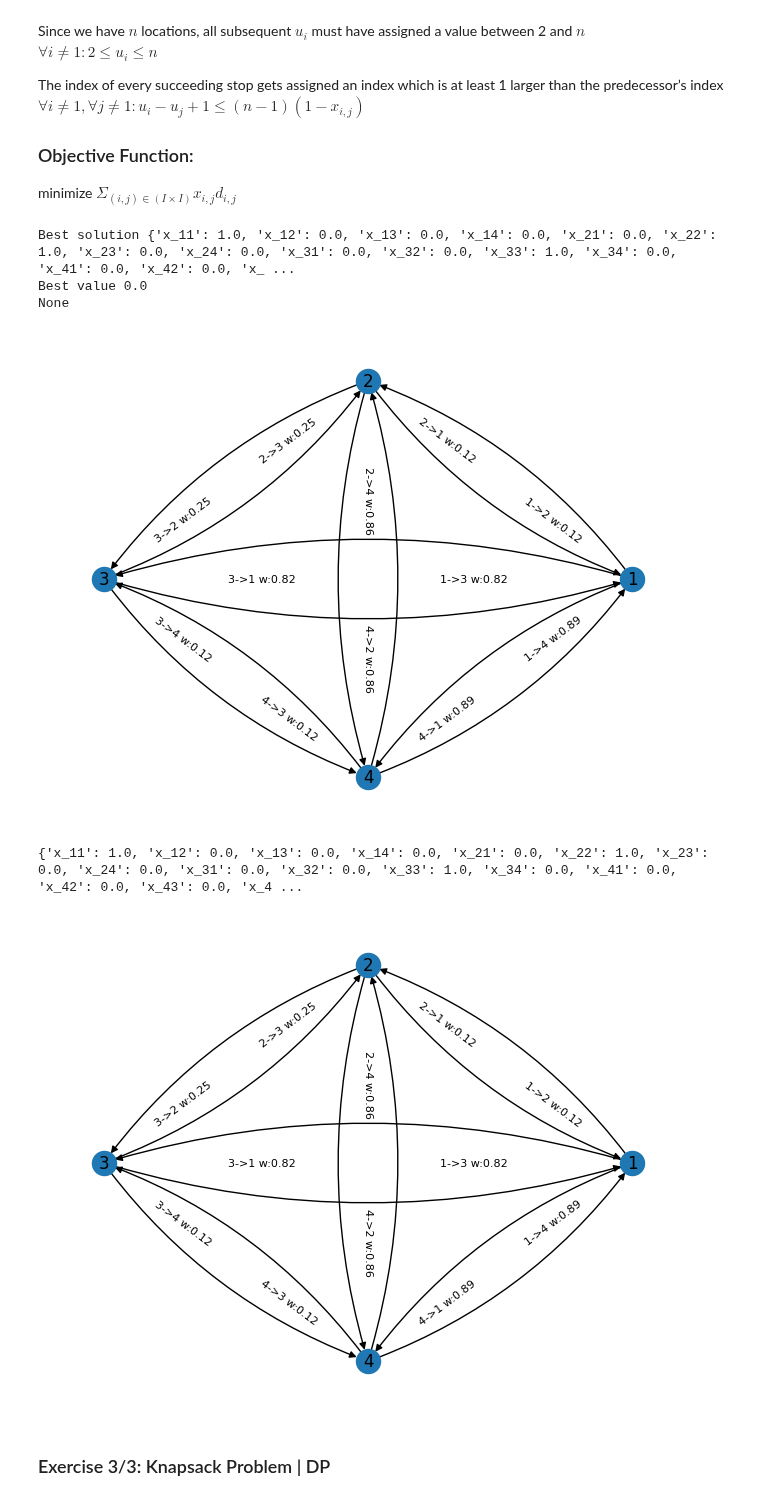
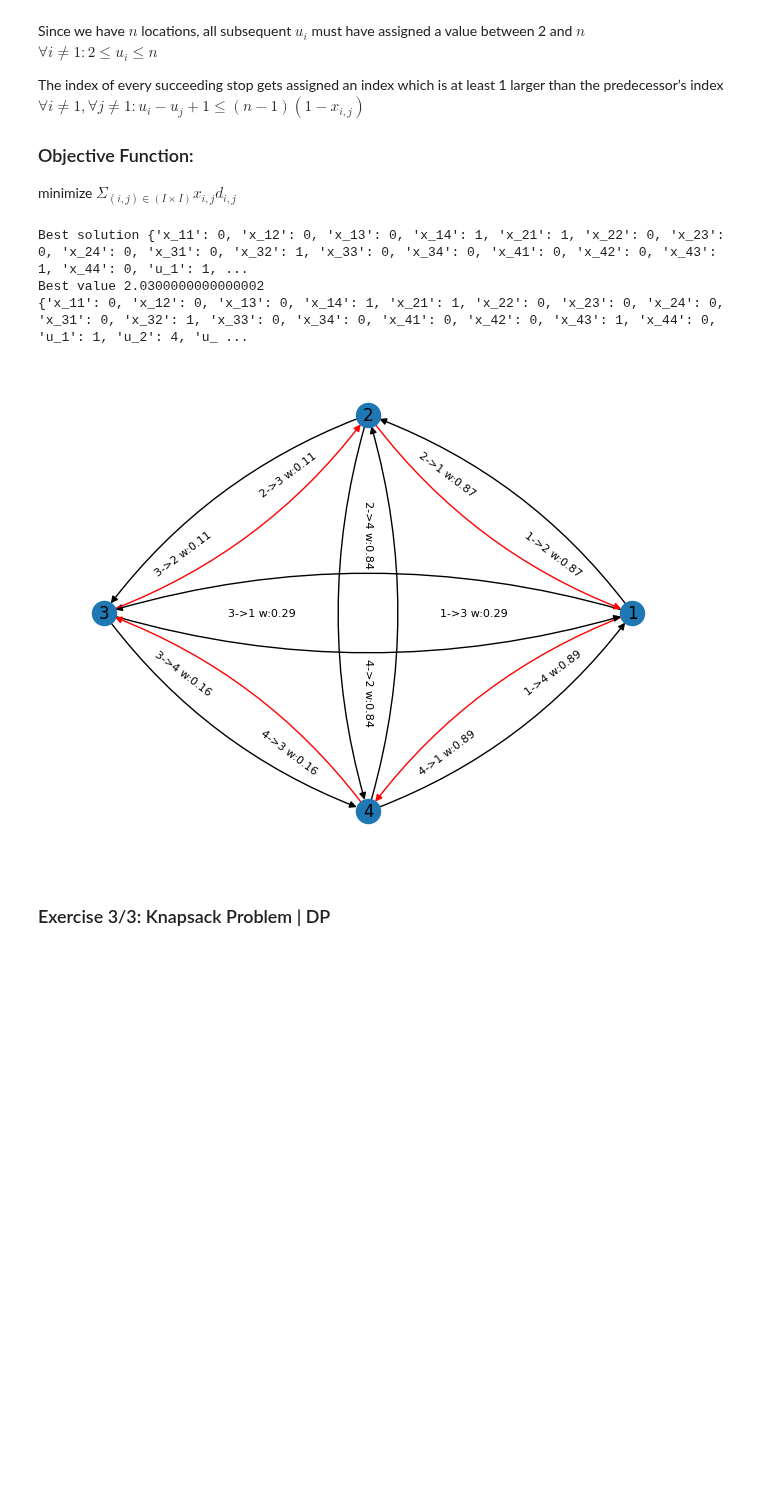
Before and after one commit to CarlottaGiacchetta/lab_optimizationTechniques, a Jupyter notebook: lab11/optimtech_lab11.ipynb, the cells around one changed output. Drawn from its saved outputs; the diff is of its cells as text; code cells hidden in the pictures; blank space fills up the shorter version.

```diff
--- a/lab11/optimtech_lab11.ipynb
+++ b/lab11/optimtech_lab11.ipynb
@@ -254,7 +254,7 @@ def get_NQueens_model(N):
 
     return model
 # %%
-n_queens = 7  # TODO : experiment with the number of queens
+n_queens = 20  # TODO : experiment with the number of queens
 model = get_NQueens_model(n_queens)
 initial_time = time.time()
 best_sol, best_val, partial_frontier_history = solve_model(model)
@@ -365,17 +372,17 @@ def get_TSP_model(matrix, n_nodes):
 
     # Leave every point for exactly one successor
     for i in range(1, n_nodes+1):
-        model.addCons(quicksum(x[f"x_{i}{j}"] for j in range(1, n_nodes+1) if i!= j) == 1)
+        model.addCons(quicksum(x[f"x_{i}{j}"] for j in range(1, n_nodes+1)) == 1)
 
     # Reach every point from exactly one predecessor
     for j in range(1, n_nodes+1):
-        model.addCons(quicksum(x[f"x_{i}{j}"] for i in range(1, n_nodes+1) if i!= j) == 1)
+        model.addCons(quicksum(x[f"x_{i}{j}"] for i in range(1, n_nodes+1)) == 1)
 
 
     # Subtour elimination constraints
     for i in range(2, n_nodes+1):
         for j in range(2, n_nodes+1):
-            model.addCons((u[f"u_{i}"] - u[f"u_{j}"])  <= (n_nodes - 1)*(1 - x[f"x_{i}{j}"]))
+            model.addCons((u[f"u_{i}"] - u[f"u_{j}"] +1 )  <= (n_nodes - 1)*(1 - x[f"x_{i}{j}"]) )
 
     # Objective function
     model.setObjective(quicksum(x[f"x_{i}{j}"] * matrix[i-1][j-1] for i in range(1, n_nodes+1) for j in range(1, n_nodes+1)) , "minimize")
@@ -384,23 +391,24 @@ def get_TSP_model(matrix, n_nodes):
 # %%
 n_nodes = 4 #number of nodes
 
 matrix = create_distance_matrix(n_nodes)
 
 model = get_TSP_model(matrix, n_nodes)
 best_sol, best_val, partial_frontier_history = solve_model(model)
 
+
+for sol in best_sol:
+    best_sol[sol] = int(best_sol[sol])
 print("Best solution", best_sol)
 print("Best value", best_val)
 
-draw_graph(matrix, n_nodes)
+#draw_graph(matrix, n_nodes)
 draw_graph(matrix, n_nodes, best_sol)
 # %% [output]
-Best solution {'x_11': 1.0, 'x_12': 0.0, 'x_13': 0.0, 'x_14': 0.0, 'x_21': 0.0, 'x_22': 1.0, 'x_23': 0.0, 'x_24': 0.0, 'x_31': 0.0, 'x_32': 0.0, 'x_33': 1.0, 'x_34': 0.0, 'x_41': 0.0, 'x_42': 0.0, 'x_ ...
-Best value 0.0
-None
+Best solution {'x_11': 0, 'x_12': 0, 'x_13': 0, 'x_14': 1, 'x_21': 1, 'x_22': 0, 'x_23': 0, 'x_24': 0, 'x_31': 0, 'x_32': 1, 'x_33': 0, 'x_34': 0, 'x_41': 0, 'x_42': 0, 'x_43': 1, 'x_44': 0, 'u_1': 1, ...
+Best value 2.0300000000000002
+{'x_11': 0, 'x_12': 0, 'x_13': 0, 'x_14': 1, 'x_21': 1, 'x_22': 0, 'x_23': 0, 'x_24': 0, 'x_31': 0, 'x_32': 1, 'x_33': 0, 'x_34': 0, 'x_41': 0, 'x_42': 0, 'x_43': 1, 'x_44': 0, 'u_1': 1, 'u_2': 4, 'u_ ...
-[figure, old version]
+[figure, new version]
-{'x_11': 1.0, 'x_12': 0.0, 'x_13': 0.0, 'x_14': 0.0, 'x_21': 0.0, 'x_22': 1.0, 'x_23': 0.0, 'x_24': 0.0, 'x_31': 0.0, 'x_32': 0.0, 'x_33': 1.0, 'x_34': 0.0, 'x_41': 0.0, 'x_42': 0.0, 'x_43': 0.0, 'x_4 ...
-[figure, removed]
 # %% [markdown]
 ### Exercise 3/3: Knapsack Problem | DP
 # %% [markdown]
```
Also changed, not shown: parts of 1 cell of this notebook.
